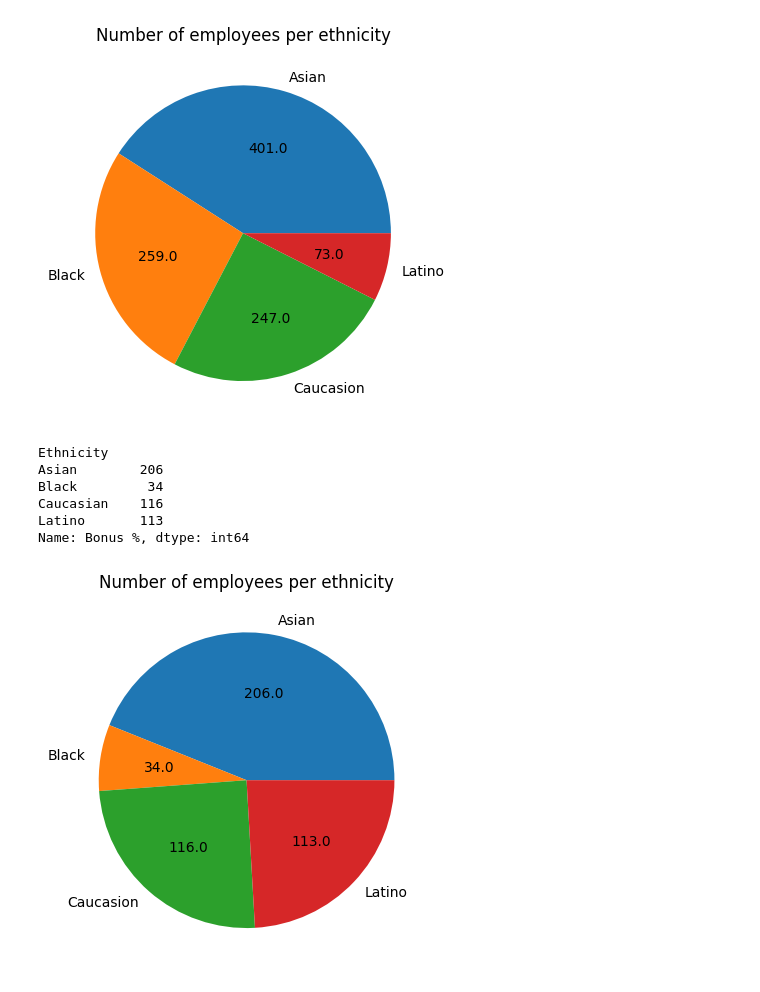
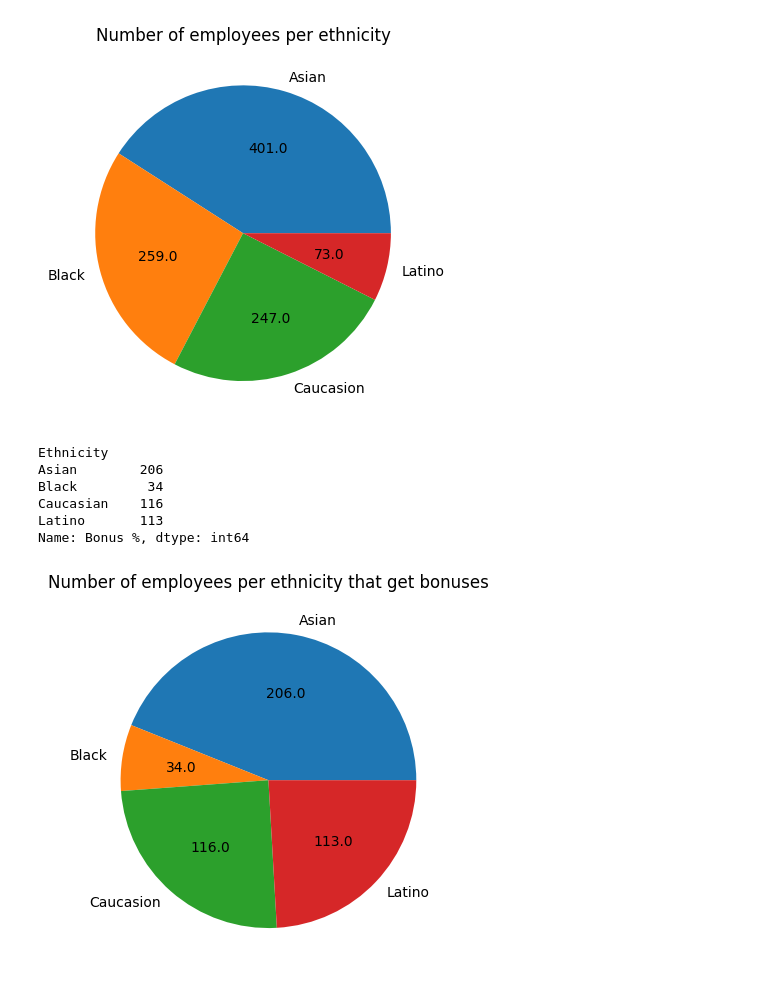
Before and after one commit to Hazem-ar/simple-visualization-done-using-matplotlib, a Jupyter notebook: vis_code_1.ipynb, the cells around one changed output. Saved outputs shown, nothing was run; the diff lists cells and outputs as text; code cells hidden in the pictures.

```diff
--- a/vis_code_1.ipynb
+++ b/vis_code_1.ipynb
@@ -132,30 +132,30 @@ Name: count, dtype: int64
 # %%
 newdff3= dataframe_clean[['Gender', 'Job Title','Annual Salary', 'Ethnicity', "Bonus %"]].copy()
 
 for x in newdff3.index:
   if newdff3.loc[x, "Bonus %"] == 0:
     newdff3.drop(x, inplace = True)
 
 bonuses = newdff3.groupby("Ethnicity")
 count_bonuses = bonuses["Bonus %"].count()
 print(count_bonuses)
 
 
 sizes = numpy.array([count_bonuses])
 def absolute_value(val):
     a  = numpy.round(val/100.*sizes.sum(), 0)
     return a
 
 colors2 = ['yellow', 'black', 'white', 'red']
 labels  = ['Asian', 'Black', 'Caucasion', 'Latino']
-plt.title("Number of employees per ethnicity")
+plt.title("Number of employees per ethnicity that get bonuses")
 plt.pie(count_bonuses, labels = labels, autopct=absolute_value)
 plt.show()
 # %% [output]
 Ethnicity
 Asian        206
 Black         34
 Caucasian    116
 Latino       113
 Name: Bonus %, dtype: int64
-[figure, old version]
+[figure, new version]
```
